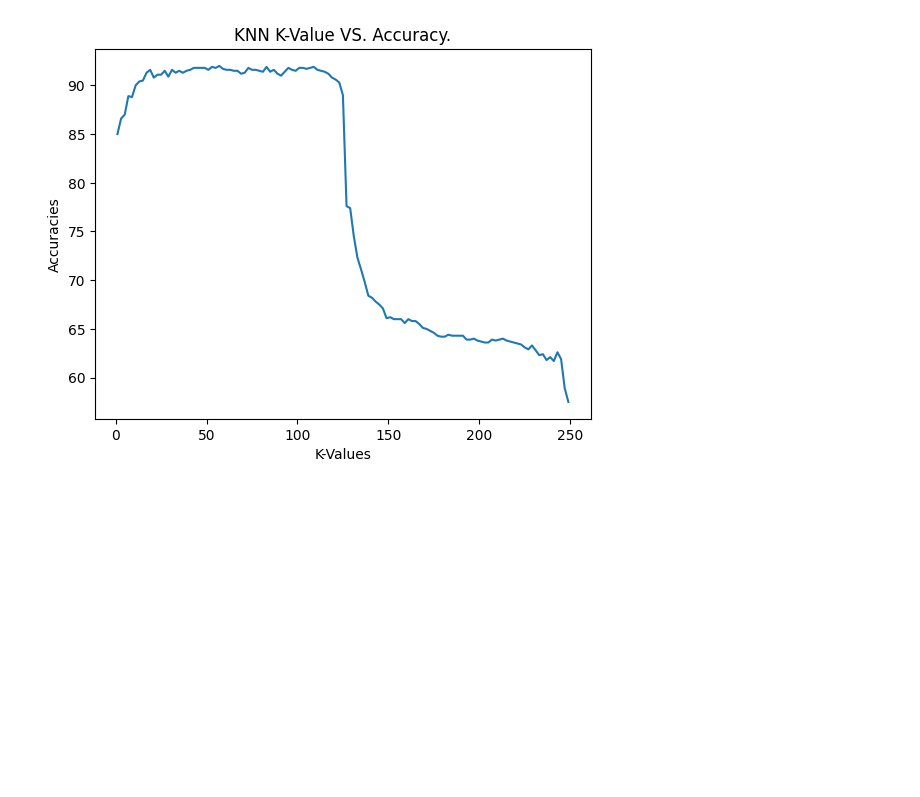
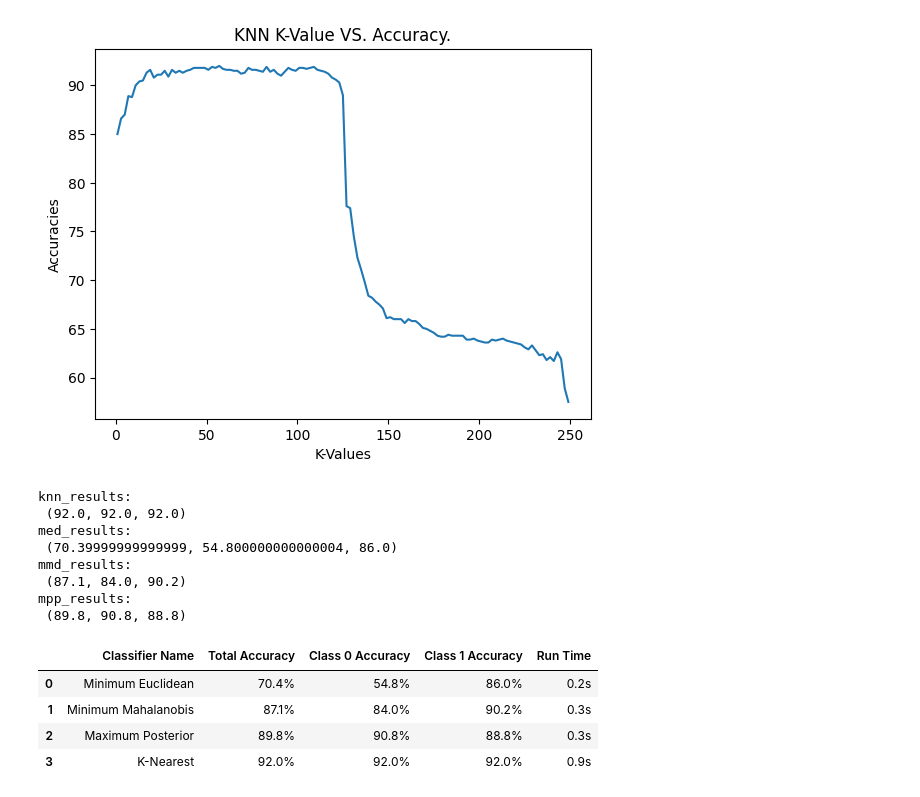
Before and after one commit to wcparham1/COSC522, a Jupyter notebook: CS522-Project1.ipynb, the cells around one changed output. Saved outputs shown, nothing was run; the diff lists cells and outputs as text; code cells hidden in the pictures; blank space fills up the shorter version.

```diff
--- a/CS522-Project1.ipynb
+++ b/CS522-Project1.ipynb
@@ -286,7 +294,7 @@ class MMD_Classifier():
             self.actual_class.append(testing_set[i][2])
 
             c0 = np.linalg.multi_dot([np.transpose(self.means[0]), np.transpose(np.linalg.inv(self.c0_cov)), testing_set[i, :2]]) + (-0.5) * np.linalg.multi_dot([np.transpose(self.means[0]), np.linalg.inv(self.c0_cov), self.means[0]]) + np.log(self.prior)
-            c1 = np.linalg.multi_dot([np.transpose(self.means[1]), np.transpose(np.linalg.inv(self.c1_cov)), testing_set[i][:2]]) + (-0.5) * np.linalg.multi_dot([np.transpose(self.means[1]), np.linalg.inv(self.c1_cov), self.means[1]]) + np.log(self.prior)
+            c1 = np.linalg.multi_dot([np.transpose(self.means[1]), np.transpose(np.linalg.inv(self.c1_cov)), testing_set[i, :2]]) + (-0.5) * np.linalg.multi_dot([np.transpose(self.means[1]), np.linalg.inv(self.c1_cov), self.means[1]]) + np.log(self.prior)
 
             self.probs.append((c0,c1))
 
@@ -318,14 +326,16 @@ class MMD_Classifier():
         print('Class 0 Accuracy: ', 100 * (class_0_counter / 500))
         print('Class 1 Accuracy: ', 100 * (class_1_counter / 500))
 
+        return(100 * (accuracy_counter / (len(self.probs))), 100 * (class_0_counter / 500), 100 * (class_1_counter / 500))
+
 
     def make_preds(self, grid):
 
         self.pred_list = []
         self.pred_probs = []
         for i in range(0, len(grid)):
-            c0 = np.linalg.multi_dot([np.transpose(self.means[0]), np.transpose(np.linalg.inv(self.c0_cov)), testing_set[i, :2]]) + (-0.5) * np.linalg.multi_dot([np.transpose(self.means[0]), np.linalg.inv(self.c0_cov), self.means[0]]) + np.log(self.prior)
-            c1 = np.linalg.multi_dot([np.transpose(self.means[1]), np.transpose(np.linalg.inv(self.c1_cov)), testing_set[i][:2]]) + (-0.5) * np.linalg.multi_dot([np.transpose(self.means[1]), np.linalg.inv(self.c1_cov), self.means[1]]) + np.log(self.prior)
+            c0 = np.linalg.multi_dot([np.transpose(self.means[0]), np.transpose(np.linalg.inv(self.c0_cov)), grid[i, :2]]) + (-0.5) * np.linalg.multi_dot([np.transpose(self.means[0]), np.linalg.inv(self.c0_cov), self.means[0]]) + np.log(self.prior)
+            c1 = np.linalg.multi_dot([np.transpose(self.means[1]), np.transpose(np.linalg.inv(self.c1_cov)), grid[i, :2]]) + (-0.5) * np.linalg.multi_dot([np.transpose(self.means[1]), np.linalg.inv(self.c1_cov), self.means[1]]) + np.log(self.prior)
 
             self.pred_probs.append((c0,c1))
 
@@ -341,24 +351,29 @@ class MMD_Classifier():
         #define bounds of the doman
         min1, max1 = training_set[:, 0].min() - .1, training_set[:, 0].max() + .1
         min2, max2 = training_set[:, 1].min() - .1, training_set[:, 1].max() + .1
-        x1grid = np.arange(min1, max1, 0.1)
-        x2grid = np.arange(min2, max2, 0.1)
+        x1grid = np.arange(min1, max1, 0.001)
+        x2grid = np.arange(min2, max2, 0.001)
         xx, yy = np.meshgrid(x1grid, x2grid)
         r1, r2 = xx.flatten(), yy.flatten()
         r1, r2 = r1.reshape((len(r1), 1)), r2.reshape((len(r2), 1))
         grid = np.hstack((r1, r2))
         preds = self.make_preds(grid)
+        #print('preds: ', preds)
         preds = np.array(preds)
+        print('preds: ', preds)
         zz = preds.reshape(xx.shape)
 
         plt.contourf(xx, yy, zz, cmap='Paired')
         plt.scatter(training_set_x_c1, training_set_y_c1,c='red')
         plt.scatter(training_set_x_c2, training_set_y_c2, c='blue')
+        plt.title('Decision Boundary for Minimum Mahalanobis Distance')
+
 
 mmd_classifier = MMD_Classifier()
 mmd_classifier.fit(training_set=training_set)
 mmd_classifier.predict(testing_set=testing_set)
-mmd_classifier.evaluate()
+mmd_results = mmd_classifier.evaluate()
+# mmd_classifier.vis()
 # %% [output]
 Accuracy:  87.1
 Class 0 Accuracy:  84.0
@@ -599,3 +740,33 @@ plt.ylabel('Accuracies')
 # %% [output]
 Text(0, 0.5, 'Accuracies')
 [figure]
+# %%
+#Create Table here#
+print('knn_results: \n', kc_results)
+print('med_results: \n', med_results)
+print('mmd_results: \n', mmd_results)
+print('mpp_results: \n', mpp_results)
+
+names = ['Minimum Euclidean', 'Minimum Mahalanobis', 'Maximum Posterior', 'K-Nearest', 'Runtime']
+total_accuracies = [str(round(float(med_results[0]), 1)) + '%', str(float(mmd_results[0])) + '%', str(float(mpp_results[0])) + '%', str(float(kc_results[0])) + '%']
+c0_accuracies =    [str(round(float(med_results[1]), 1)) + '%', str(float(mmd_results[1])) + '%', str(float(mpp_results[1])) + '%', str(float(kc_results[1])) + '%']
+c1_accuracies =    [str(float(med_results[2])) + '%', str(float(mmd_results[2])) + '%', str(float(mpp_results[2])) + '%', str(float(kc_results[2])) + '%']
+run_times = ['0.2s', '0.3s', '0.3s', '0.9s']
+df = pd.DataFrame(list(zip(names, total_accuracies, c0_accuracies, c1_accuracies, run_times)),
+                   columns = ['Classifier Name', 'Total Accuracy', 'Class 0 Accuracy', 'Class 1 Accuracy', 'Run Time'])
+
+df
+# %% [output]
+knn_results:
+ (92.0, 92.0, 92.0)
+med_results:
+ (70.39999999999999, 54.800000000000004, 86.0)
+mmd_results:
+ (87.1, 84.0, 90.2)
+mpp_results:
+ (89.8, 90.8, 88.8)
+|  | Classifier Name | Total Accuracy | Class 0 Accuracy | Class 1 Accuracy | Run Time |
+| 0 | Minimum Euclidean | 70.4% | 54.8% | 86.0% | 0.2s |
+| 1 | Minimum Mahalanobis | 87.1% | 84.0% | 90.2% | 0.3s |
+| 2 | Maximum Posterior | 89.8% | 90.8% | 88.8% | 0.3s |
+| 3 | K-Nearest | 92.0% | 92.0% | 92.0% | 0.9s |
```
Also changed, not shown: parts of 5 cells of this notebook.
